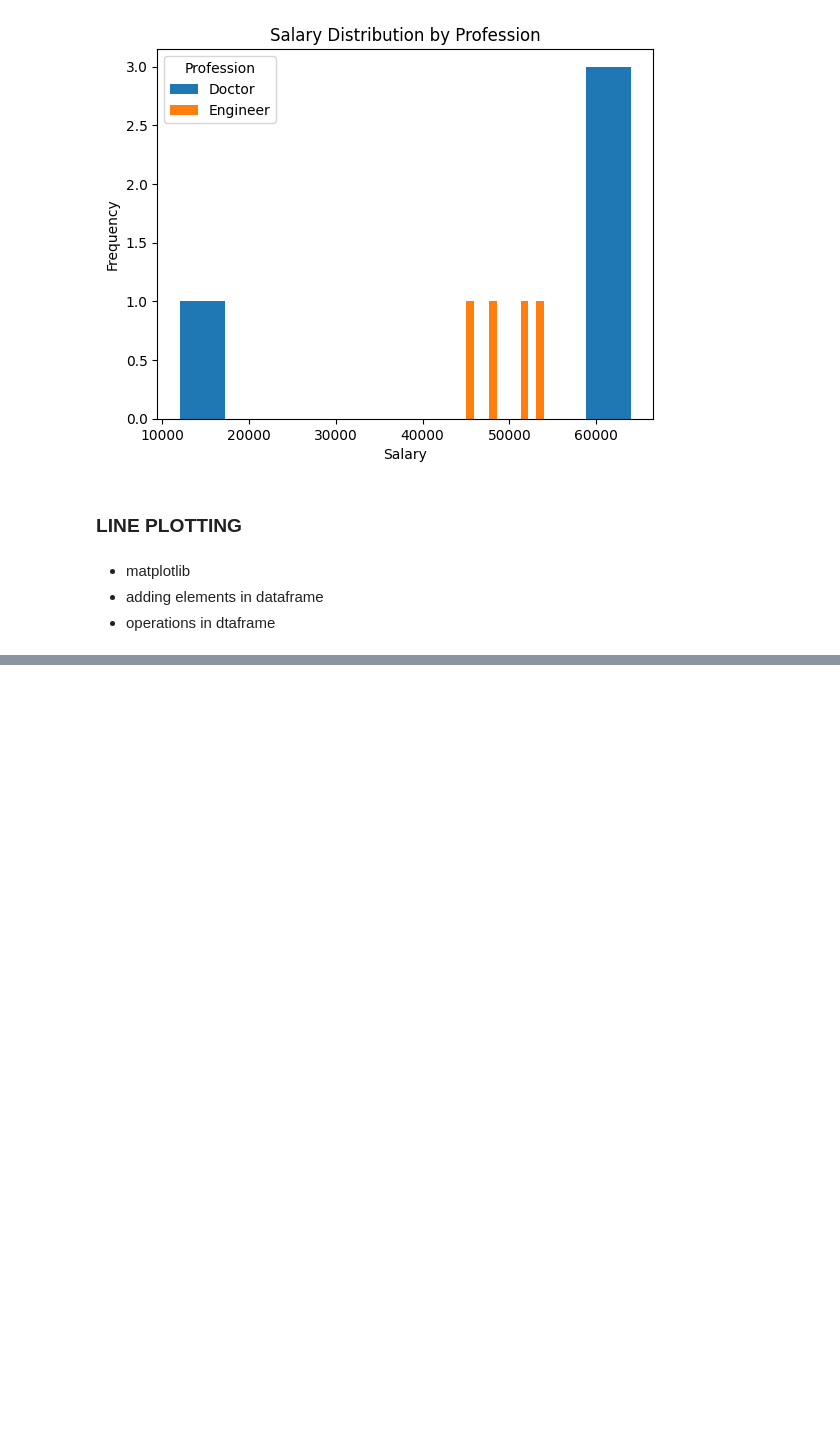
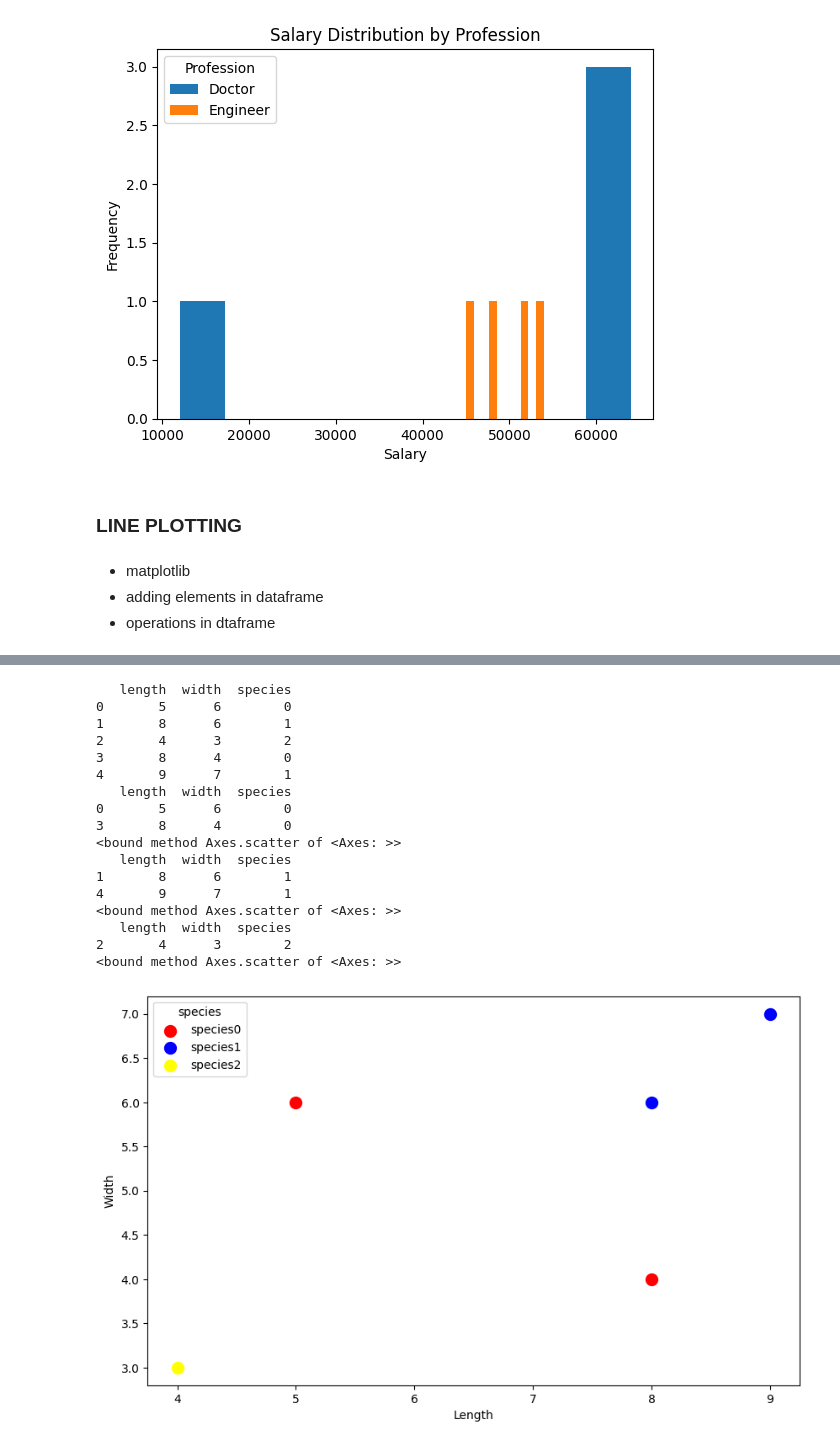
Before and after one commit to NeerajaJayanthy/Data-Visualisation-using-python, a Jupyter notebook: module_1.ipynb, the cells around one changed output, grey strips where cells are left out. Cells and saved outputs as stored; diff of their text form; code cells hidden in the pictures; blank space fills up the shorter version.

```diff
--- a/module_1.ipynb
+++ b/module_1.ipynb
@@ -321,0 +349,37 @@ lines=df.plot.line()
+# %%
+import pandas as pd
+import matplotlib.pyplot as plt
+df=pd.DataFrame([[5,6,0],[8,6,1],[4,3,2],[8,4,0],[9,7,1]],
+                columns=['length','width','species'])
+print(df)
+colors={0:'red',1:'blue',2:'yellow'}
+fig,ax=plt.subplots(figsize=(10,6))
+for species,color in colors.items():
+  subset=df[df['species']== species]
+  print(subset)
+  ax.scatter(subset['length'],subset['width'],label=f'species{species}',color=color,s=100)
+  print(ax.scatter)
+
+plt.xlabel('Length')
+plt.ylabel('Width')
+plt.legend(title='species')
+plt.show()
+# %% [output]
+   length  width  species
+0       5      6        0
+1       8      6        1
+2       4      3        2
+3       8      4        0
+4       9      7        1
+   length  width  species
+0       5      6        0
+3       8      4        0
+<bound method Axes.scatter of <Axes: >>
+   length  width  species
+1       8      6        1
+4       9      7        1
+<bound method Axes.scatter of <Axes: >>
+   length  width  species
+2       4      3        2
+<bound method Axes.scatter of <Axes: >>
+[figure, added]
```
Also changed, not shown: parts of 4 cells of this notebook.
